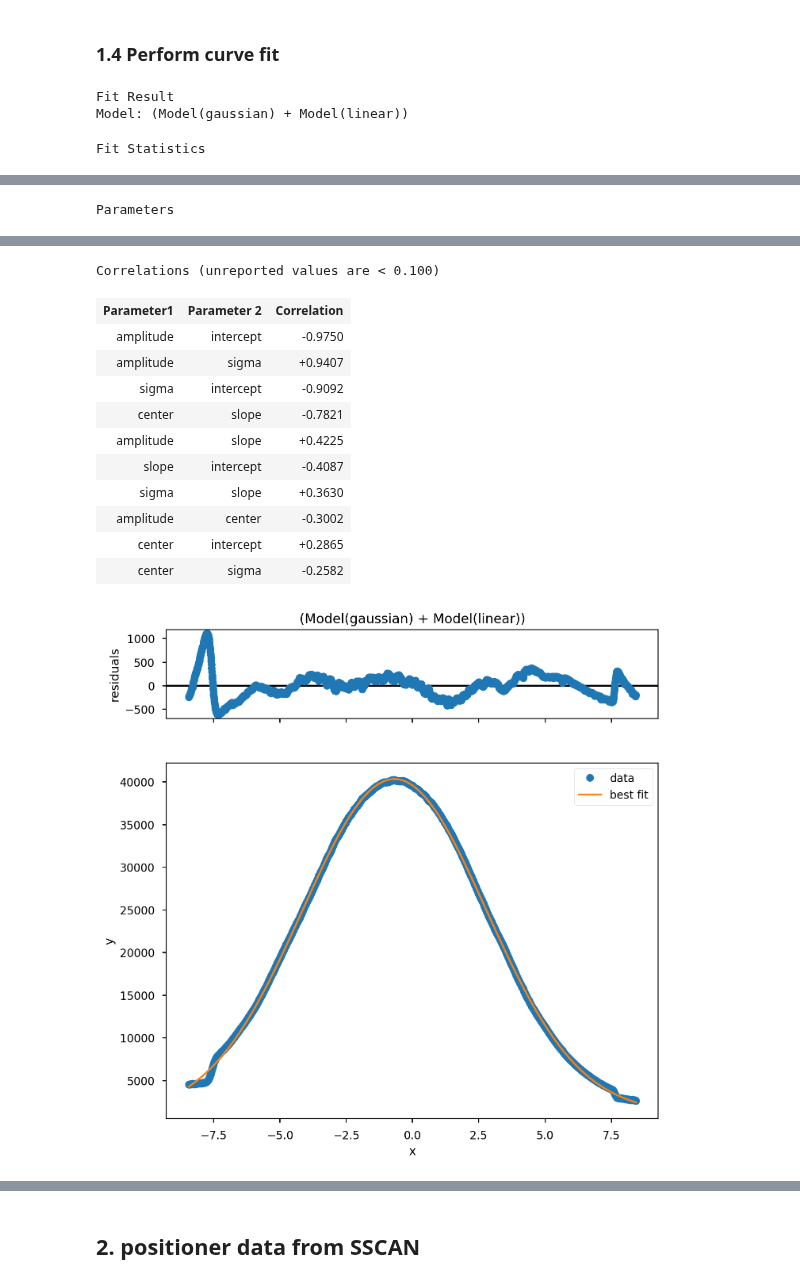
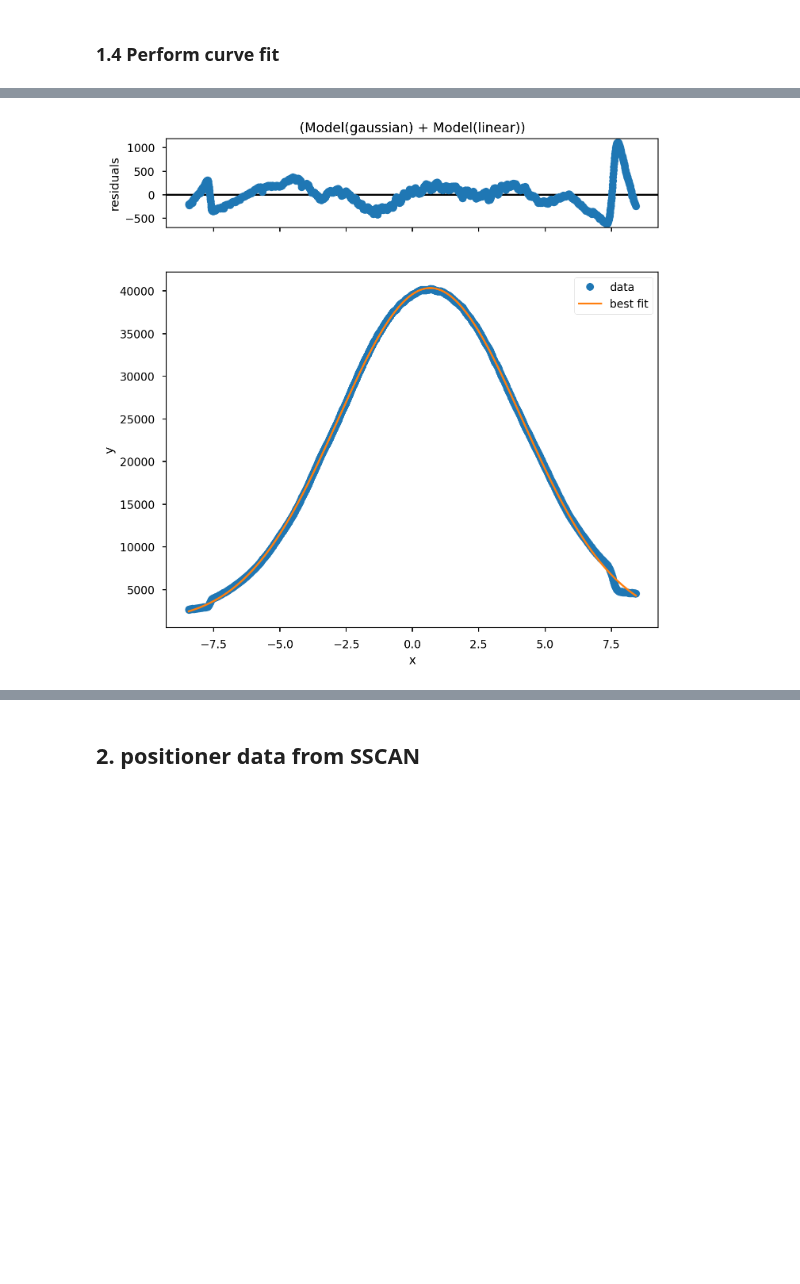
Before and after one commit to gianthk/BEATS_raytracing, a Jupyter notebook: BEATS_commissioning_WB_flat_field_full_aperture.ipynb, the cells around one changed output, grey strips where cells are left out. Cells and saved outputs as stored; diff of their text form; code cells hidden in the pictures; blank space fills up the shorter version.

```diff
--- a/BEATS_commissioning_WB_flat_field_full_aperture.ipynb
+++ b/BEATS_commissioning_WB_flat_field_full_aperture.ipynb
@@ -81,7 +81,7 @@ Average again the central part of the profile
 I_mean = np.mean(data_mean[10, :, 1000:2000], axis=1)
 # %%
 pixel_size = 4.5/0.48 # [um]
-Y_array = np.arange(0, I_mean.size)*pixel_size
+Y_array = np.flip(np.arange(0, I_mean.size)*pixel_size)
 Y_array = Y_array - np.mean(Y_array)
 
 print(pixel_size)
@@ -97,8 +97,5 @@ Text(0, 0.5, 'Average intensity [a.u.]')
 # %% [markdown]
 ### 1.4 Perform curve fit
 # %%
-fit_profile(Y_array*1e-3, I_mean, profile='gaussian', background='linear', plot=True) # , width=1400
+fit_result = fit_profile(Y_array*1e-3, I_mean, profile='gaussian', background='linear', plot=True) # , width=1400
 # %% [output]
-Fit Result
-Model: (Model(gaussian) + Model(linear))
-Fit Statistics
@@ -114 +101,0 @@ Fit Statistics
-Parameters
@@ -123,13 +102 @@ Parameters
-Correlations (unreported values are < 0.100)
-| Parameter1 | Parameter 2 | Correlation |
-| amplitude | intercept | -0.9750 |
-| amplitude | sigma | +0.9407 |
-| sigma | intercept | -0.9092 |
-| center | slope | -0.7821 |
-| amplitude | slope | +0.4225 |
-| slope | intercept | -0.4087 |
-| sigma | slope | +0.3630 |
-| amplitude | center | -0.3002 |
-| center | intercept | +0.2865 |
-| center | sigma | -0.2582 |
-[figure, old version]
+[figure, new version]
```
Also changed, not shown: parts of 8 cells of this notebook, 2 other files.
